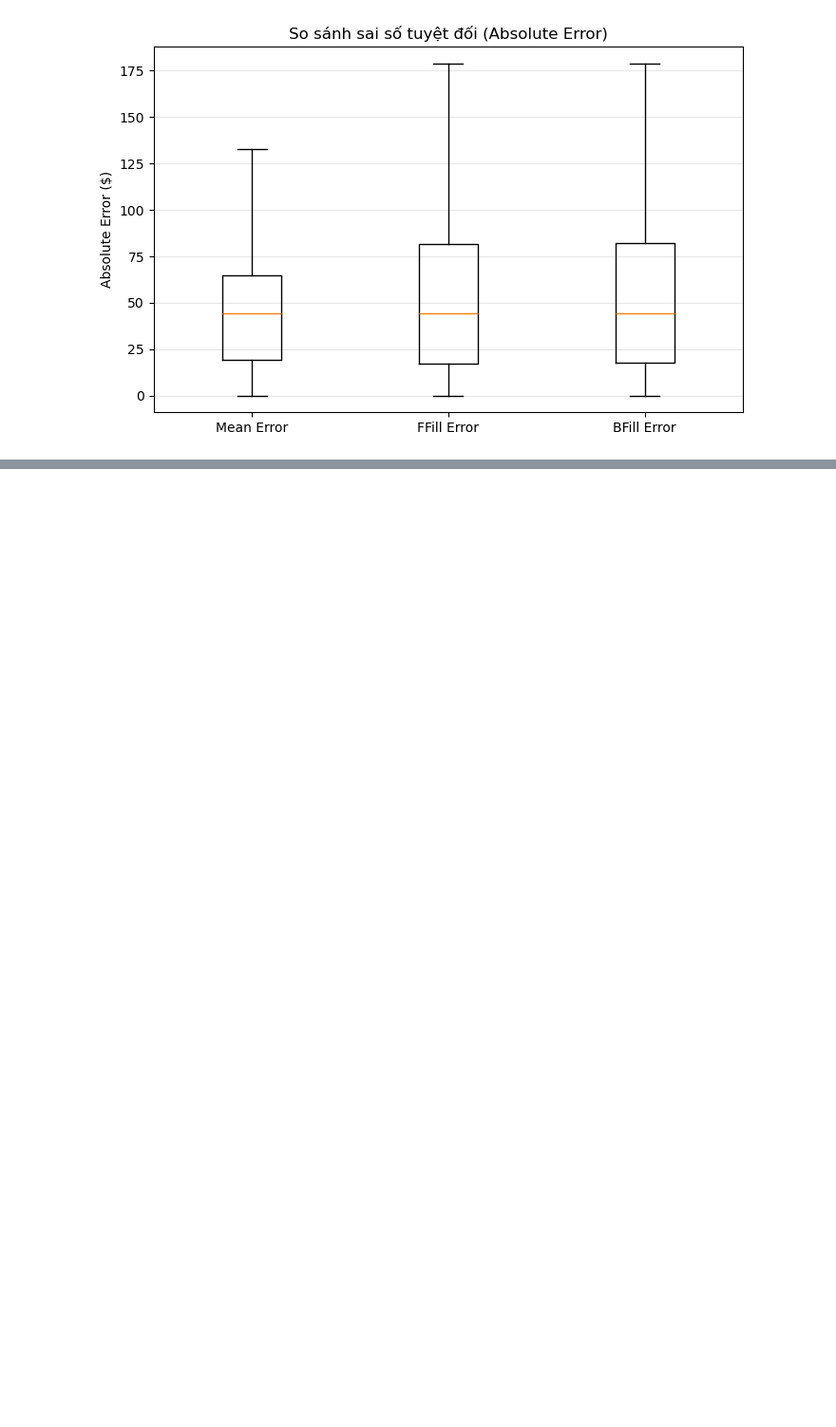
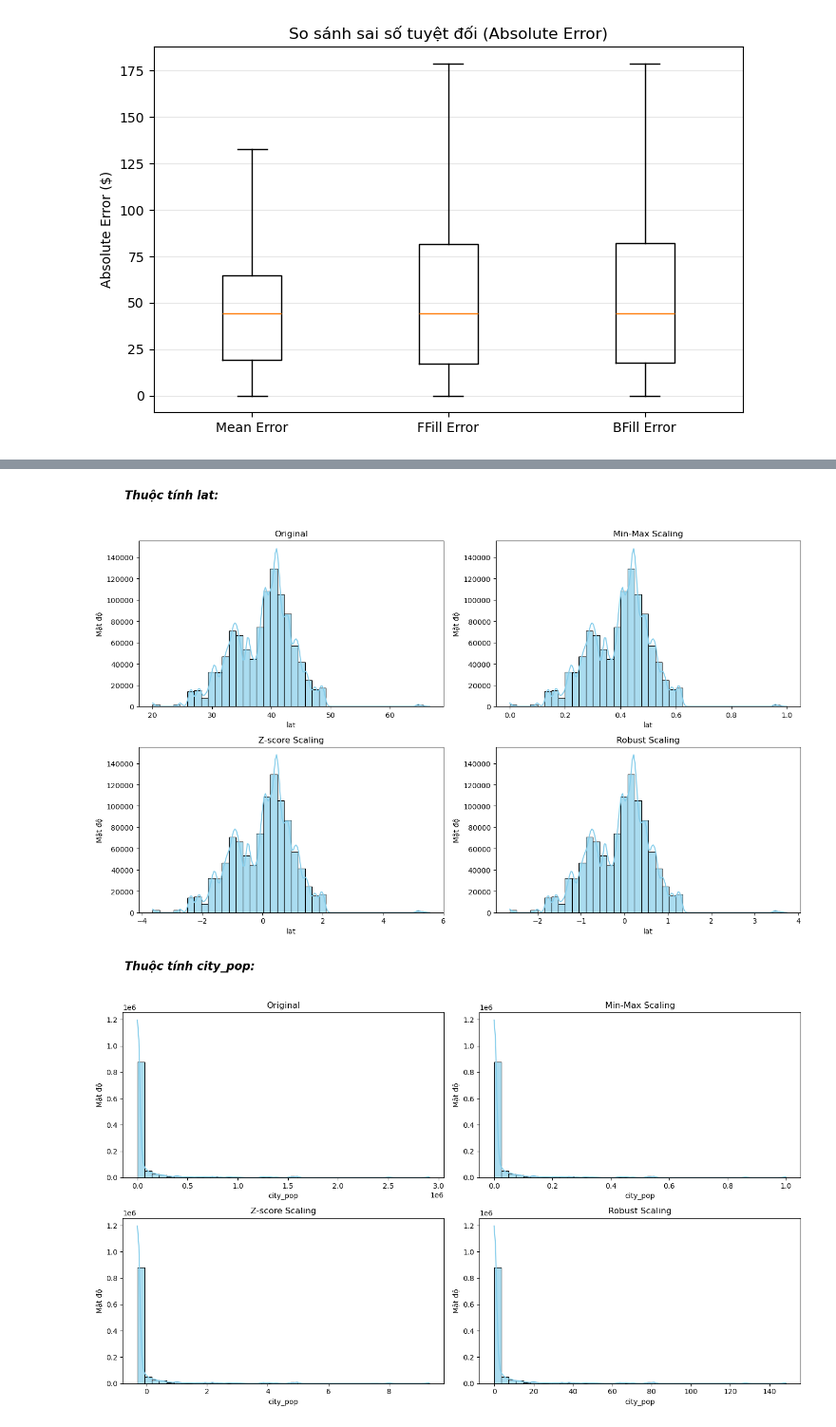
Before and after one commit to tranthanh22/data-mining-l1, a Jupyter notebook: notebook/02_tabular_preprocessing.ipynb, the cells around one changed output, grey strips where cells are left out. Shown at 95% size. Cells and saved outputs as stored; diff of their text form; code cells hidden in the pictures; blank space fills up the shorter version.

```diff
--- a/notebook/02_tabular_preprocessing.ipynb
+++ b/notebook/02_tabular_preprocessing.ipynb
@@ -157,0 +257,55 @@ RMSE Backward Fill      : 204.5845
+# %%
+# Chọn 3 thuộc tính tiêu biểu để trực quan hóa Histogram
+selected_features = ['lat', 'city_pop', 'unix_time']
+
+# Thiết lập thông số chung cho biểu đồ giống hình mẫu (màu xanh nhạt, có viền đen)
+hist_kws = {
+    'bins': 40,               # Số lượng cột
+    'kde': True,              # Bật đường cong mật độ
+    'color': 'skyblue',       # Màu xanh nhạt giống mẫu
+    'edgecolor': 'black',     # Viền cột màu đen
+    'alpha': 0.7              # Độ trong suốt
+}
+
+# Lặp qua từng thuộc tính để vẽ
+for col in selected_features:
+    # Bỏ qua nếu cột không tồn tại (đề phòng bạn đã drop trước đó)
+    if col not in dataTrain.columns:
+        continue
+
+    # Tạo khung hình 2x2 cho mỗi thuộc tính
+    fig, axes = plt.subplots(2, 2, figsize=(14, 9))
+
+    # 1. Original Data (Góc trên trái)
+    sns.histplot(dataTrain[col], ax=axes[0, 0], **hist_kws)
+    axes[0, 0].set_title('Original', fontsize=12)
+    axes[0, 0].set_ylabel('Mật độ')
+    axes[0, 0].set_xlabel(col)
+
+    # 2. Min-Max Scaling (Góc trên phải)
+    sns.histplot(train_minmax[col], ax=axes[0, 1], **hist_kws)
+    axes[0, 1].set_title('Min-Max Scaling', fontsize=12)
+    axes[0, 1].set_ylabel('Mật độ')
+    axes[0, 1].set_xlabel(col)
+
+    # 3. Z-score Scaling (Góc dưới trái)
+    sns.histplot(train_standard[col], ax=axes[1, 0], **hist_kws)
+    axes[1, 0].set_title('Z-score Scaling', fontsize=12)
+    axes[1, 0].set_ylabel('Mật độ')
+    axes[1, 0].set_xlabel(col)
+
+    # 4. Robust Scaling (Góc dưới phải)
+    sns.histplot(train_robust[col], ax=axes[1, 1], **hist_kws)
+    axes[1, 1].set_title('Robust Scaling', fontsize=12)
+    axes[1, 1].set_ylabel('Mật độ')
+    axes[1, 1].set_xlabel(col)
+
+    # Tiêu đề chung cho cụm 4 hình (Căn trái giống hệt mẫu)
+    plt.suptitle(f'Thuộc tính {col}:', fontsize=16, fontstyle='italic', fontweight='bold', ha='left', x=0.05, y=0.98)
+
+    # Căn chỉnh khoảng cách giữa các đồ thị
+    plt.tight_layout(rect=[0, 0, 1, 0.95])
+    plt.show()
+# %% [output]
+[figure, added]
+[figure, added]
```
Also changed, not shown: parts of 36 cells of this notebook.
